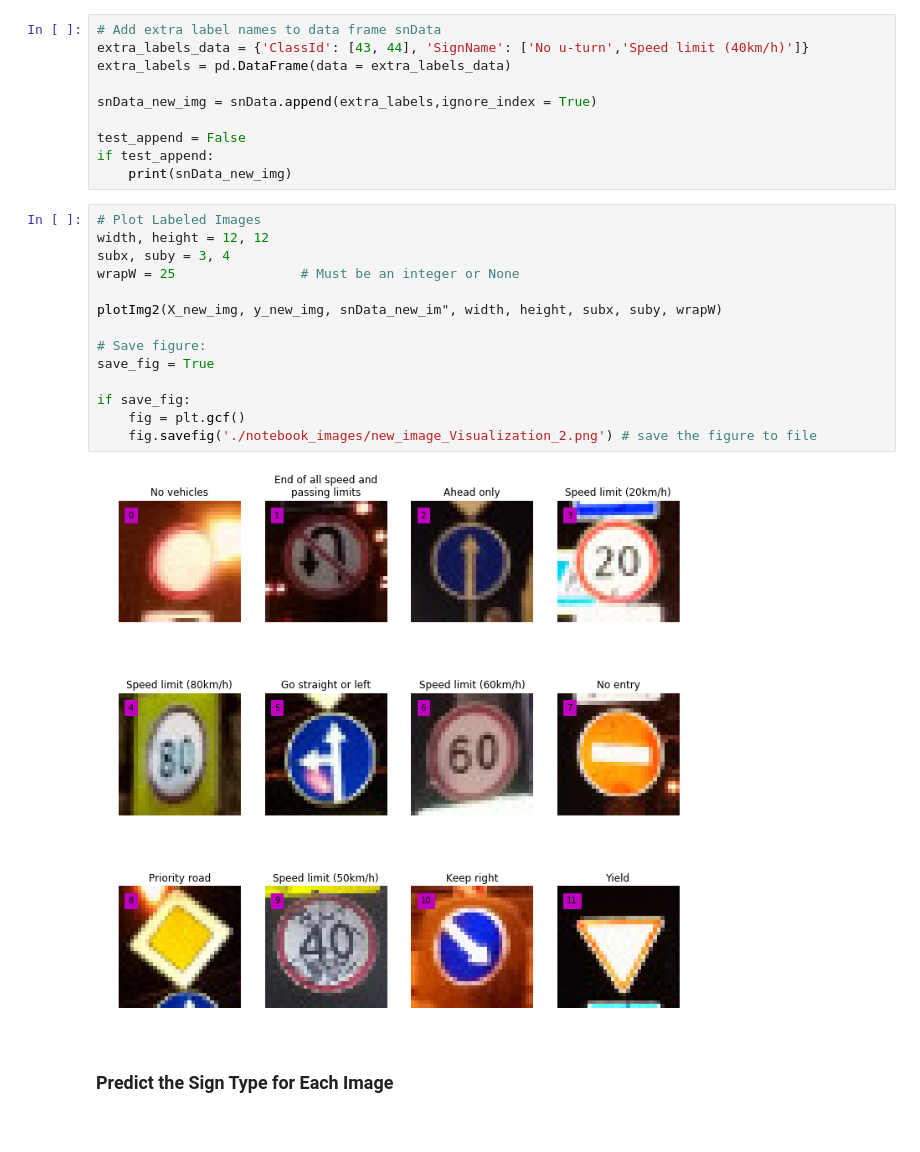
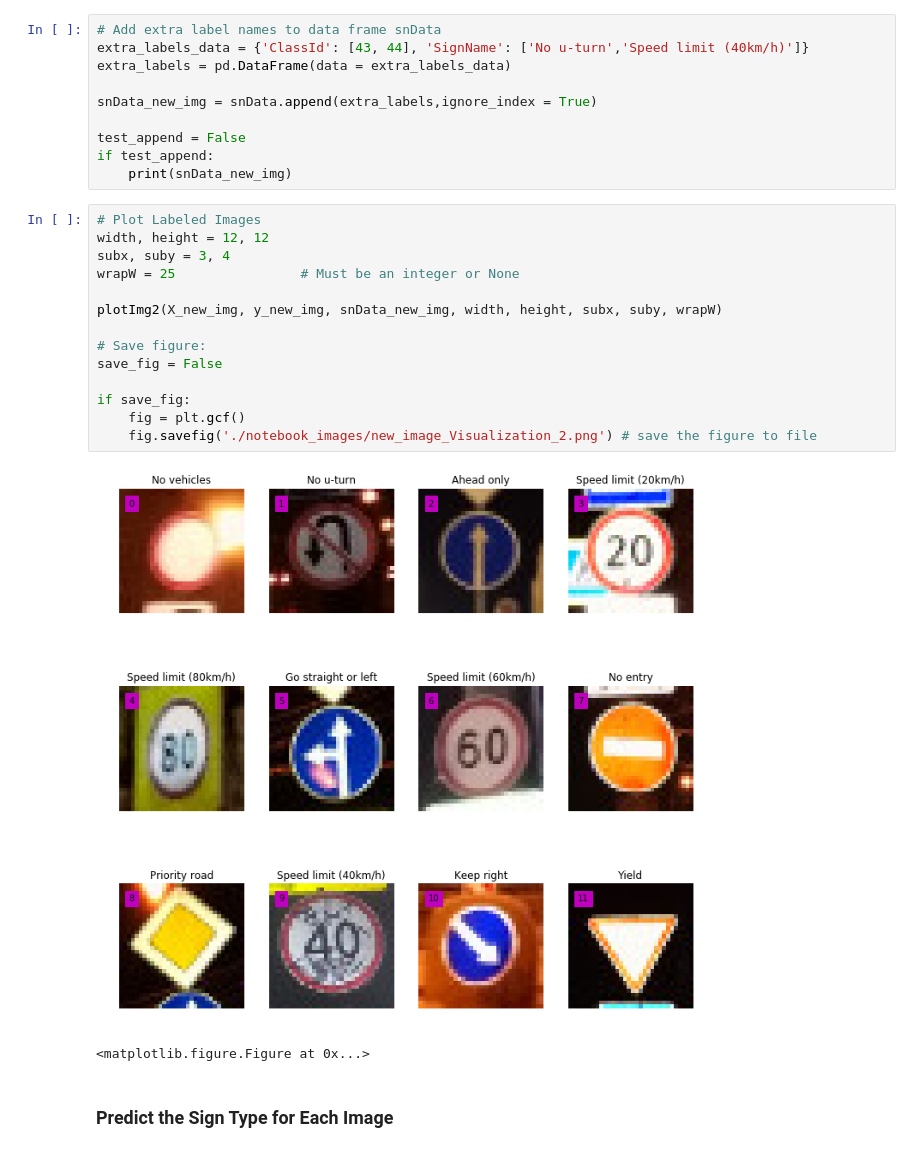
Before and after one commit to ChristianSAW/Traffic-Sign-Classifier, a Jupyter notebook: Traffic_Sign_Classifier.ipynb, the cells around one changed output. Drawn from its saved outputs; the diff is of its cells as text.

Commit message:
Updated new_image prediction section to use compiled data frame snData_new_img

```diff
--- a/Traffic_Sign_Classifier.ipynb
+++ b/Traffic_Sign_Classifier.ipynb
@@ -1664,19 +1664,20 @@ if test_append:
 # %%
 # Plot Labeled Images
 width, height = 12, 12
 subx, suby = 3, 4
 wrapW = 25                # Must be an integer or None
 
-plotImg2(X_new_img, y_new_img, snData_new_im", width, height, subx, suby, wrapW)
+plotImg2(X_new_img, y_new_img, snData_new_img, width, height, subx, suby, wrapW)
 
 # Save figure:
-save_fig = True
+save_fig = False
 
 if save_fig:
     fig = plt.gcf()
     fig.savefig('./notebook_images/new_image_Visualization_2.png') # save the figure to file
 # %% [output]
-[figure, old version]
+[figure, new version]
+<matplotlib.figure.Figure at 0x...>
 # %% [markdown]
 ### Predict the Sign Type for Each Image
 # %%
```
Also changed, not shown: parts of 4 cells of this notebook.
